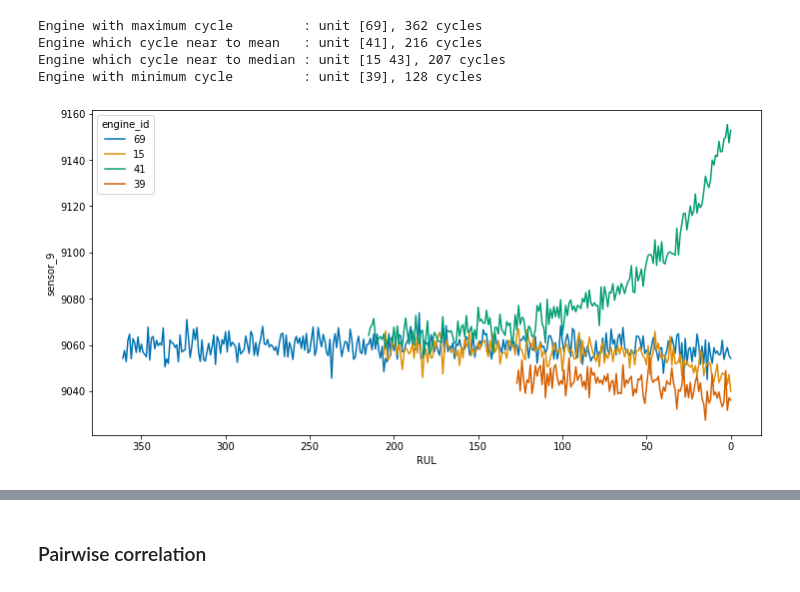
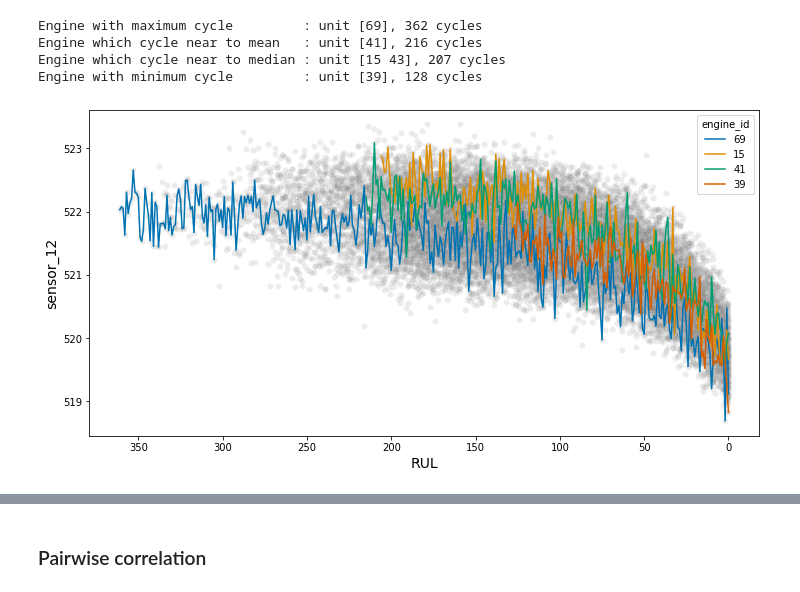
Before and after one commit to HazmilH/turbofan_rul_prediction, a Jupyter notebook: notebooks/01-turbofan_rul_EDA.ipynb, the cells around one changed output, grey strips where cells are left out. Saved outputs shown, nothing was run; the diff lists cells and outputs as text; code cells hidden in the pictures.

```diff
--- a/notebooks/01-turbofan_rul_EDA.ipynb
+++ b/notebooks/01-turbofan_rul_EDA.ipynb
@@ -42,9 +47,11 @@ raw_files
 # %%
 # upload data
-raw_data = pd.read_csv(raw_files[0], sep=' ', header=None, )
+raw_data = pd.read_csv(raw_files[0], sep=' ', header=None )
+raw_data_test = pd.read_csv(raw_files_test[0], sep=' ', header=None )
 
 # drop duplicate entry
 raw_data.drop_duplicates(inplace=True)
+raw_data_test.drop_duplicates(inplace=True)
 
 raw_data
 # %% [output]
@@ -275,11 +336,15 @@ Engine with minimum cycle         : unit [39], 128 cycles
 # %%
 # plotting
 plt.figure(figsize=(12,6))
 # sns.lineplot(data=df_sel, x='time_cycle', y='RUL', hue='engine_id', hue_order=[69, 15, 41, 39], palette='colorblind')
-sns.lineplot(data=df_sel, y='sensor_9', x='RUL', hue='engine_id', hue_order=[69, 15, 41, 39], palette='colorblind')
+sns.scatterplot(data=df, y='sensor_12', x='RUL', color='grey', alpha=0.15)
+sns.lineplot(data=df_sel, y='sensor_12', x='RUL', hue='engine_id', hue_order=[69, 15, 41, 39], palette='colorblind')
 plt.gca().invert_xaxis()
 # sns.scatterplot(data=df_sel, x='sensor_9', y='sensor_14', hue='engine_id', hue_order=[69, 15, 41, 39], palette='colorblind', alpha=0.35)
 # sns.regplot(data=df_sel, x='sensor_9', y='sensor_14', color='red', scatter=False)
+plt.ylabel('sensor_12',fontsize=14)
+plt.xlabel('RUL',fontsize=14)
+# plt.savefig('../reports/figures/FD001_graphs/'+'sensor_12.png')
 plt.show()
 # %% [output]
-[figure, old version]
+[figure, new version]
```
Also changed, not shown: parts of 36 cells of this notebook, 56 other files.
